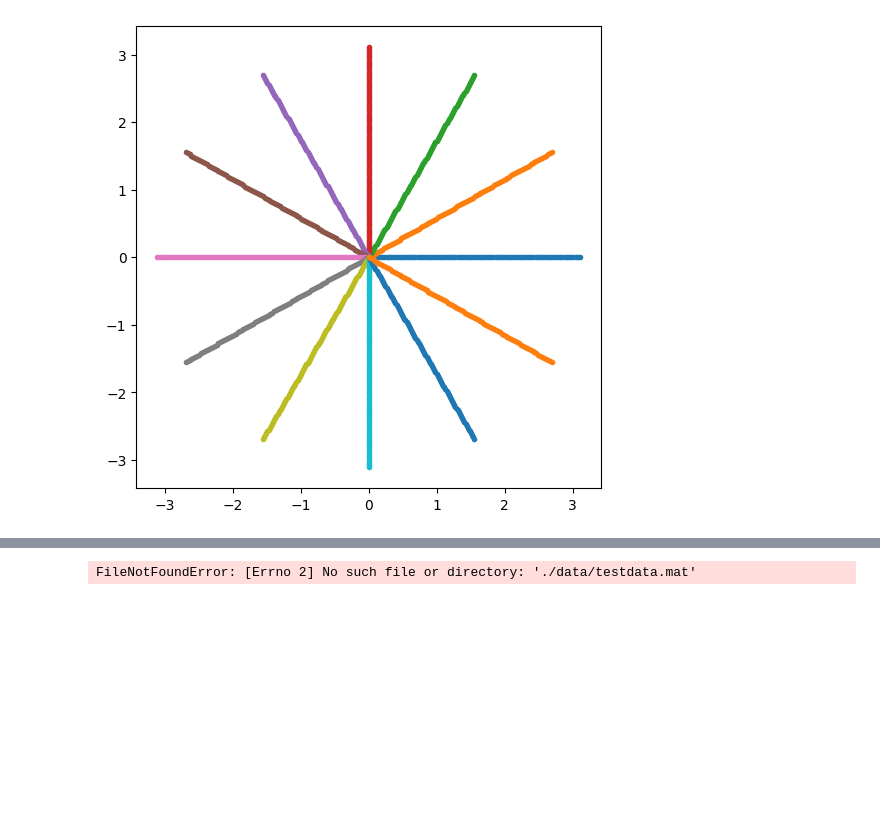
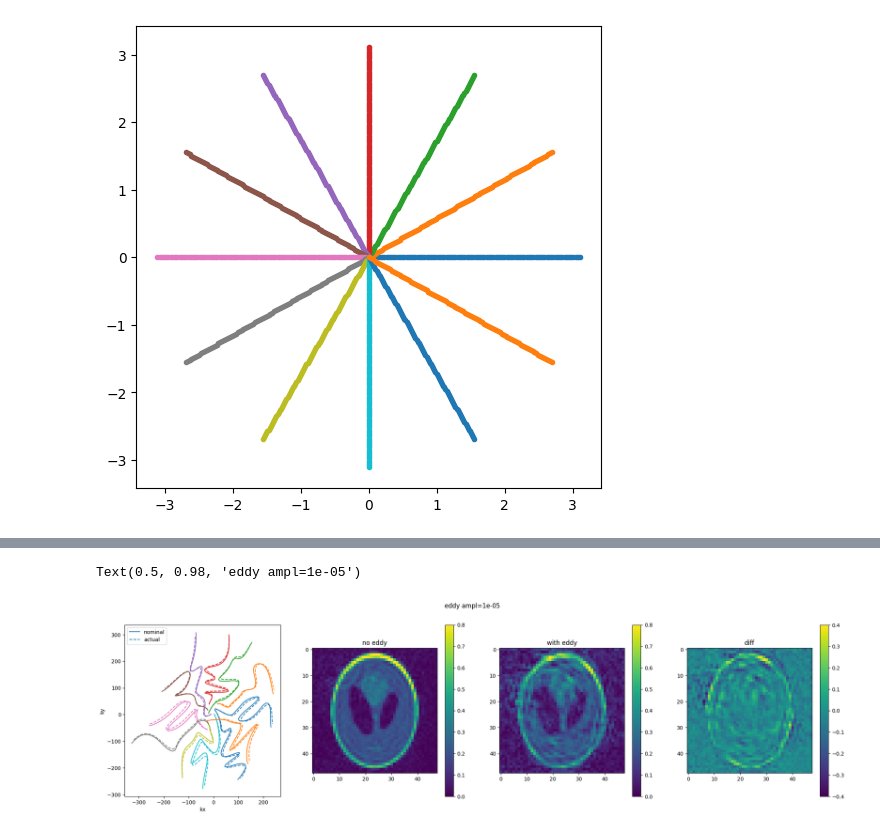
Before and after one commit to fglang/traj_learning_demo, a Jupyter notebook: simple_SNOPY.ipynb, the cells around one changed output, grey strips where cells are left out. Cells and saved outputs as stored; diff of their text form; code cells hidden in the pictures; blank space fills up the shorter version.

```diff
--- a/simple_SNOPY.ipynb
+++ b/simple_SNOPY.ipynb
@@ -214,6 +226,6 @@ for epoch in range(0, opt.niter):
 KeyboardInterrupt:
 # %%
-ampl = 1e-6 # strength of eddy current effect
+ampl = 10e-6 # strength of eddy current effect
 alphas = [1,     0] # relative amplitudes of EC components
 taus =   [50e-6, 1e-1] # time constants
 
@@ -237,31 +249,32 @@ A_perturbed = NuSense_om(model.smap, traj2norm(k_perturbed, res=opt.resx*1e-2).r
                         numpoints=opt.numpoints, grid_size=opt.grid_size,
                     norm='ortho')
 # perturbed data
 kunder_perturbed = A_perturbed * (model.Ireal)
 # reconstruct with NOMINAL traj -> MISMATCH
 reco_perturbed = (model.P * (A.H * kunder_perturbed)).squeeze()
 
 diffp = reco.abs() - reco_perturbed.abs()
 
 #visualize
 plt.figure(figsize=(25,6))
 plt.subplot(1,4,1)
 for jj in range(opt.num_shots):
     h = plt.plot(k_nominal[0,jj,:].cpu(), k_nominal[1,jj,:].cpu(), '-')
     plt.plot(k_perturbed[0,jj,:].cpu(), k_perturbed[1,jj,:].cpu(), '--', color=h[0].get_color())
 plt.xlabel('kx'), plt.ylabel('ky'), plt.legend(['nominal', 'actual'])
 plt.subplot(1,4,2)
 plt.imshow(reco.abs().cpu().detach(), vmin=0, vmax=0.8), plt.colorbar()
 plt.title('no eddy')
 plt.subplot(1,4,3)
 plt.imshow(reco_perturbed.abs().cpu().detach(), vmin=0, vmax=0.8), plt.colorbar()
 plt.title(f'with eddy')
 plt.subplot(1,4,4)
 plt.imshow(diffp.cpu().detach(), vmin=-0.4, vmax=+0.4), plt.colorbar()
 plt.title('diff')
 plt.suptitle(f'eddy ampl={ampl:.2g}')
 
 
 # plt.savefig(f'./out/ec/temp{ii:04d}.png')  # Save the plot as a temporary PNG file
 # %% [output]
-FileNotFoundError: [Errno 2] No such file or directory: './data/testdata.mat'
+Text(0.5, 0.98, 'eddy ampl=1e-05')
+[figure, added]
```
Also changed, not shown: parts of 6 cells of this notebook.
